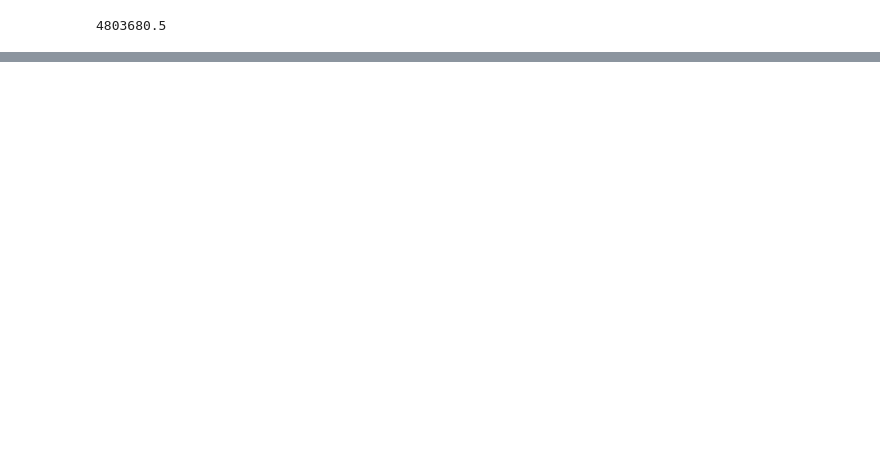
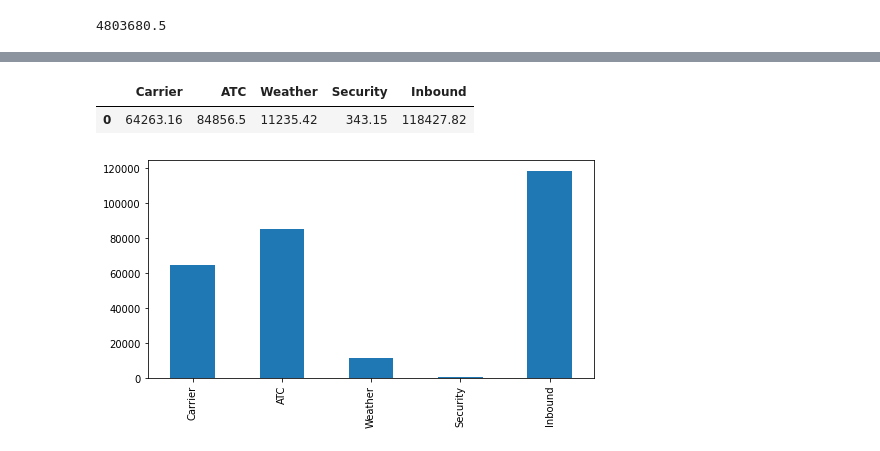
Before and after one commit to MK316/statistics, a Jupyter notebook: 01_EDA.ipynb, the cells around one changed output, grey strips where cells are left out. Saved outputs shown, nothing was run; the diff lists cells and outputs as text; code cells hidden in the pictures; blank space fills up the shorter version.

```diff
--- a/01_EDA.ipynb
+++ b/01_EDA.ipynb
@@ -59,0 +138,12 @@ NameError: ignored
+# %%
+url = 'https://raw.githubusercontent.com/MK316/practical-statistics-for-data-scientists/master/data/dfw_airline.csv'
+df3 = pd.read_csv(url)
+
+df3.head()
+# %% [output]
+|  | Carrier | ATC | Weather | Security | Inbound |
+| 0 | 64263.16 | 84856.5 | 11235.42 | 343.15 | 118427.82 |
+# %%
+ax = df3.transpose().plot.bar(figsize=(8,4),legend=False)
+# %% [output]
+[figure, added]
```
Also changed, not shown: parts of 44 cells of this notebook.
